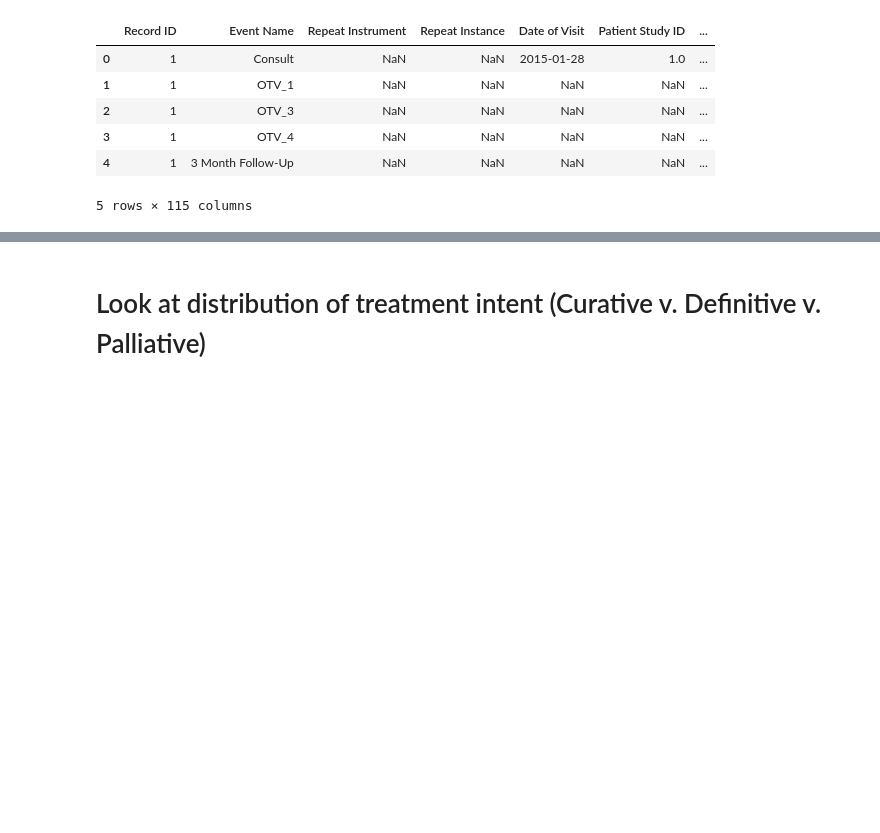
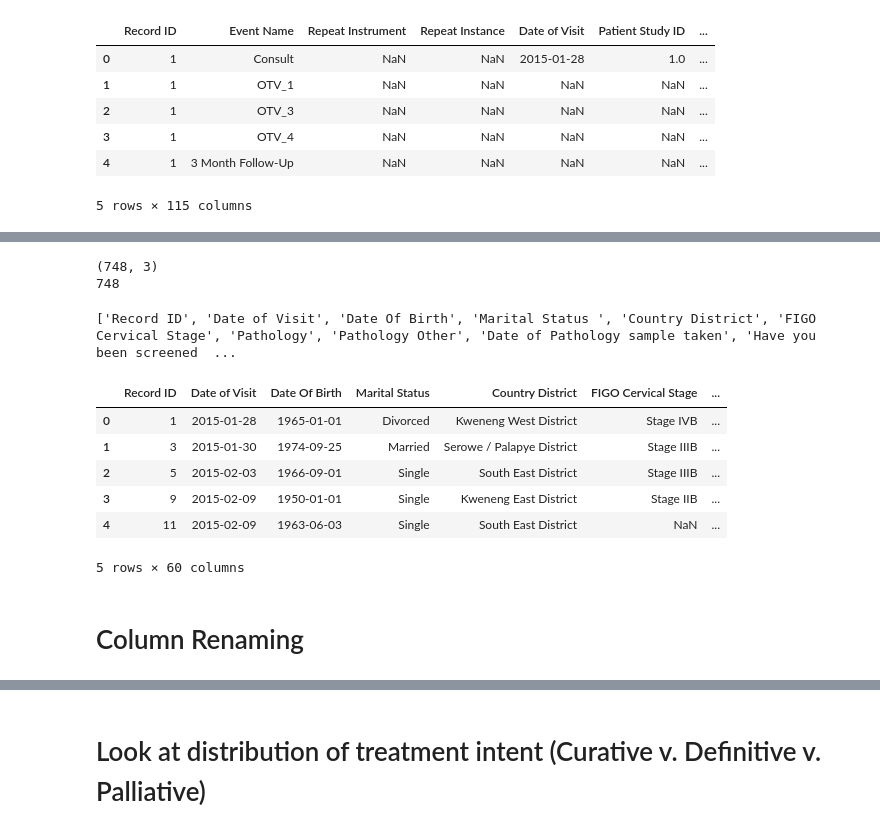
Before and after one commit to jessicaageorge5/radiation_oncology_analysis, a Jupyter notebook: notebooks/delays/manuscript/clean_data.ipynb, the cells around one changed output, grey strips where cells are left out. Cells and saved outputs as stored; diff of their text form; code cells hidden in the pictures; blank space fills up the shorter version.

Commit message:
Delays and Survivorship Care Code Updates and File Restructuring

```diff
--- a/notebooks/delays/manuscript/clean_data.ipynb
+++ b/notebooks/delays/manuscript/clean_data.ipynb
@@ -9,7 +9,7 @@ warnings.filterwarnings("ignore")
 # %% [markdown]
 # Data
 # %%
-df = pd.read_csv("../../data/delays/data_12-10.csv")
+df = pd.read_csv("../../../data/delays/raw_data.csv")
 df.head()
 # %% [output]
 |  | Record ID | Event Name | Repeat Instrument | Repeat Instance | Date of Visit | Patient Study ID | ... |
@@ -21,0 +131,53 @@ df.head()
+# %%
+alive_df = df[(df["Vital Status"] == "Alive") & (~df["Last seen date"].isnull()) & (~df["Record ID"].isin(death_df["Record ID"]))][["Record ID", "Event Name", 'Vital Status', 'Last seen date']].drop_duplicates(subset=["Record ID", "Vital Status", "Last seen date"])
+# print(alive_df.shape)
+# print(alive_df["Record ID"].nunique())
+# confirm these last seen dates
+## pts with different last seen dates recorded --> grab the most recent last seen date
+alive_check1_df = alive_df[alive_df["Record ID"].isin(alive_df[alive_df["Record ID"].duplicated() == True]["Record ID"].unique())]
+## pts missing last seen date
+alive_check2_df = df[(df["Vital Status"] == "Alive") & (df["Last seen date"].isnull()) & (~df["Record ID"].isin(alive_df["Record ID"].unique())) & (~df["Record ID"].isin(death_df["Record ID"].unique()))][["Record ID", 'Vital Status', 'Last seen date']].drop_duplicates()
+# print(alive_check2_df.shape)
+# print(alive_check2_df["Record ID"].nunique())
+# alive_check_df = pd.concat([alive_check1_df, alive_check2_df], axis=0, ignore_index=True)
+
+# only forward those for analysis
+df["Date of Visit"] = pd.to_datetime(df["Date of Visit"])
+pts_before_2020 = df[(df["Event Name"] == "Consult") & (df["Date of Visit"] < "2020-01-01")]["Record ID"].unique().tolist()
+# print(alive_check2_df.shape)
+# print(alive_check2_df["Record ID"].nunique())
+alive_check2_df_ = alive_check2_df[alive_check2_df["Record ID"].isin(pts_before_2020)]
+# print(alive_check2_df_.shape)
+# print(alive_check2_df_["Record ID"].nunique())
+# alive_check2_df_.to_csv("../../../data/delays/last_seen_dates.csv", index=False)
+
+# TEMP
+alive_df = df[(df["Vital Status"] == "Alive") & (~df["Record ID"].isin(death_df["Record ID"].unique()))][["Record ID", 'Vital Status', 'Last seen date']].drop_duplicates().groupby("Record ID")[["Vital Status", "Last seen date"]].last().reset_index()
+print(alive_df.shape)
+print(alive_df["Record ID"].nunique())
+##
+# %% [output]
+(748, 3)
+748
+# %%
+# combine death data and last seen data with merged data (consult and last OTV data)
+merged_df = (merged_df.merge(death_df, how="left", on="Record ID")).merge(alive_df, how="left", on="Record ID")
+
+# merge vital_status column coming from death_df and alive_df
+merged_df["Vital Status"] = merged_df["Vital Status_x"].fillna(merged_df["Vital Status_y"])
+merged_df.drop(columns=["Vital Status_x", "Vital Status_y"], inplace=True)
+
+# preview merged data
+print(merged_df.columns.tolist())
+merged_df.head()
+# %% [output]
+['Record ID', 'Date of Visit', 'Date Of Birth', 'Marital Status ', 'Country District', 'FIGO Cervical Stage', 'Pathology', 'Pathology Other', 'Date of Pathology sample taken', 'Have you been screened  ...
+|  | Record ID | Date of Visit | Date Of Birth | Marital Status | Country District | FIGO Cervical Stage | ... |
+| 0 | 1 | 2015-01-28 | 1965-01-01 | Divorced | Kweneng West District | Stage IVB | ... |
+| 1 | 3 | 2015-01-30 | 1974-09-25 | Married | Serowe / Palapye District | Stage IIIB | ... |
+| 2 | 5 | 2015-02-03 | 1966-09-01 | Single | South East District | Stage IIIB | ... |
+| 3 | 9 | 2015-02-09 | 1950-01-01 | Single | Kweneng East District | Stage IIB | ... |
+| 4 | 11 | 2015-02-09 | 1963-06-03 | Single | South East District | NaN | ... |
+5 rows × 60 columns
+# %% [markdown]
+# Column Renaming
```
Also changed, not shown: parts of 67 cells of this notebook, 2 other files.
